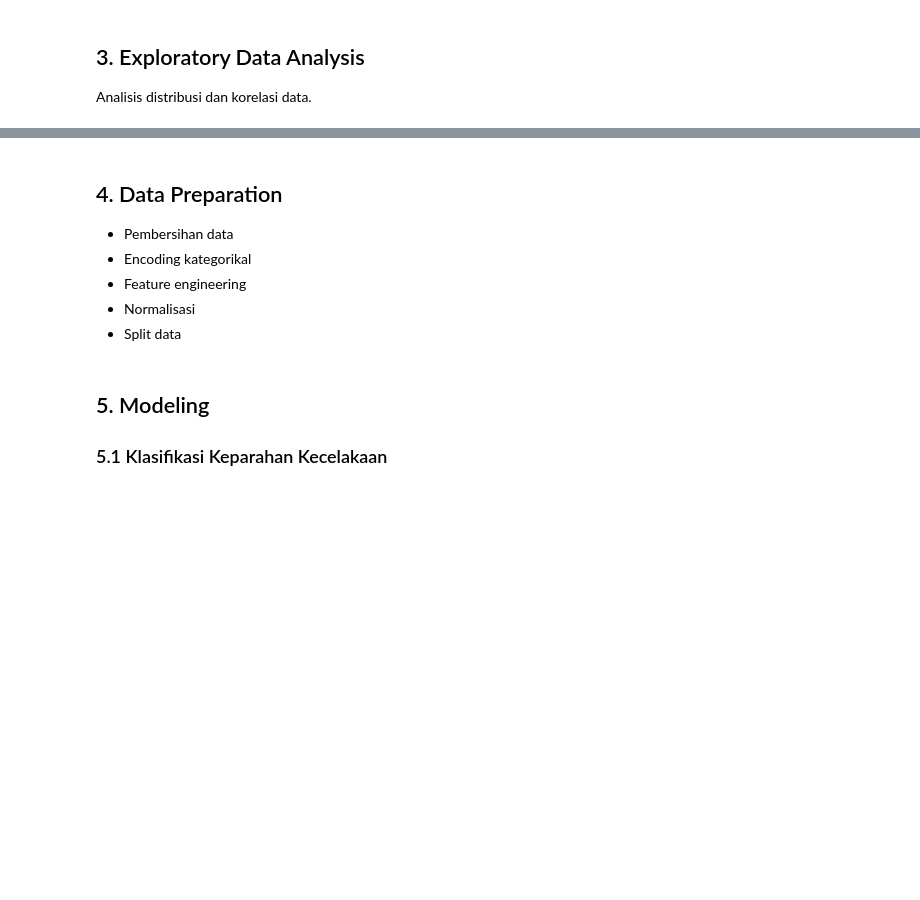
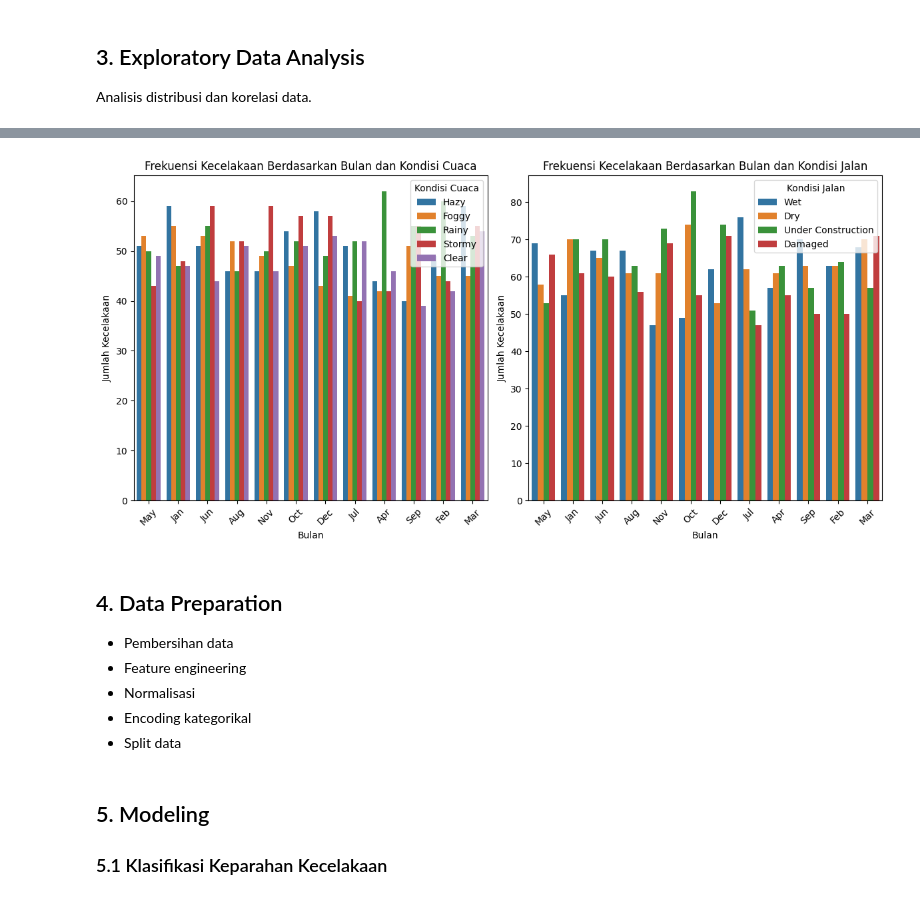
Before and after one commit to adrianramadhan/india-road-accident-prediction-applied-machine-learning-submission, a Jupyter notebook: accident_prediction_notebook.ipynb, the cells around one changed output, grey strips where cells are left out. Cells and saved outputs as stored; diff of their text form; code cells hidden in the pictures; blank space fills up the shorter version.

```diff
--- a/accident_prediction_notebook.ipynb
+++ b/accident_prediction_notebook.ipynb
@@ -59,9 +75,35 @@ plt.show()
+# %%
+# Analisis frekuensi kecelakaan berdasarkan bulan dan kondisi cuaca serta kondisi jalan
+df['Month'] = pd.to_datetime(df['Month'], format='%b').dt.month
+df['Month'] = df['Month'].replace({1: 'Jan', 2: 'Feb', 3: 'Mar', 4: 'Apr', 5: 'May', 6: 'Jun',
+                                    7: 'Jul', 8: 'Aug', 9: 'Sep', 10: 'Oct', 11: 'Nov', 12: 'Dec'})
+
+# Plotting
+plt.figure(figsize=(12, 6))
+plt.subplot(1, 2, 1)
+sns.countplot(data=df, x='Month', hue='Weather Conditions')
+plt.title('Frekuensi Kecelakaan Berdasarkan Bulan dan Kondisi Cuaca')
+plt.xticks(rotation=45)
+plt.xlabel('Bulan')
+plt.ylabel('Jumlah Kecelakaan')
+plt.legend(title='Kondisi Cuaca')
+plt.subplot(1, 2, 2)
+sns.countplot(data=df, x='Month', hue='Road Condition')
+plt.title('Frekuensi Kecelakaan Berdasarkan Bulan dan Kondisi Jalan')
+plt.xticks(rotation=45)
+plt.xlabel('Bulan')
+plt.ylabel('Jumlah Kecelakaan')
+plt.legend(title='Kondisi Jalan')
+plt.tight_layout()
+plt.show()
+# %% [output]
+[figure, added]
 # %% [markdown]
 ## 4. Data Preparation
 - Pembersihan data
-- Encoding kategorikal
 - Feature engineering
 - Normalisasi
+- Encoding kategorikal
 - Split data
 # %%
 # 4.1 Pembersihan dan imputasi
```
Also changed, not shown: parts of 13 cells of this notebook.
